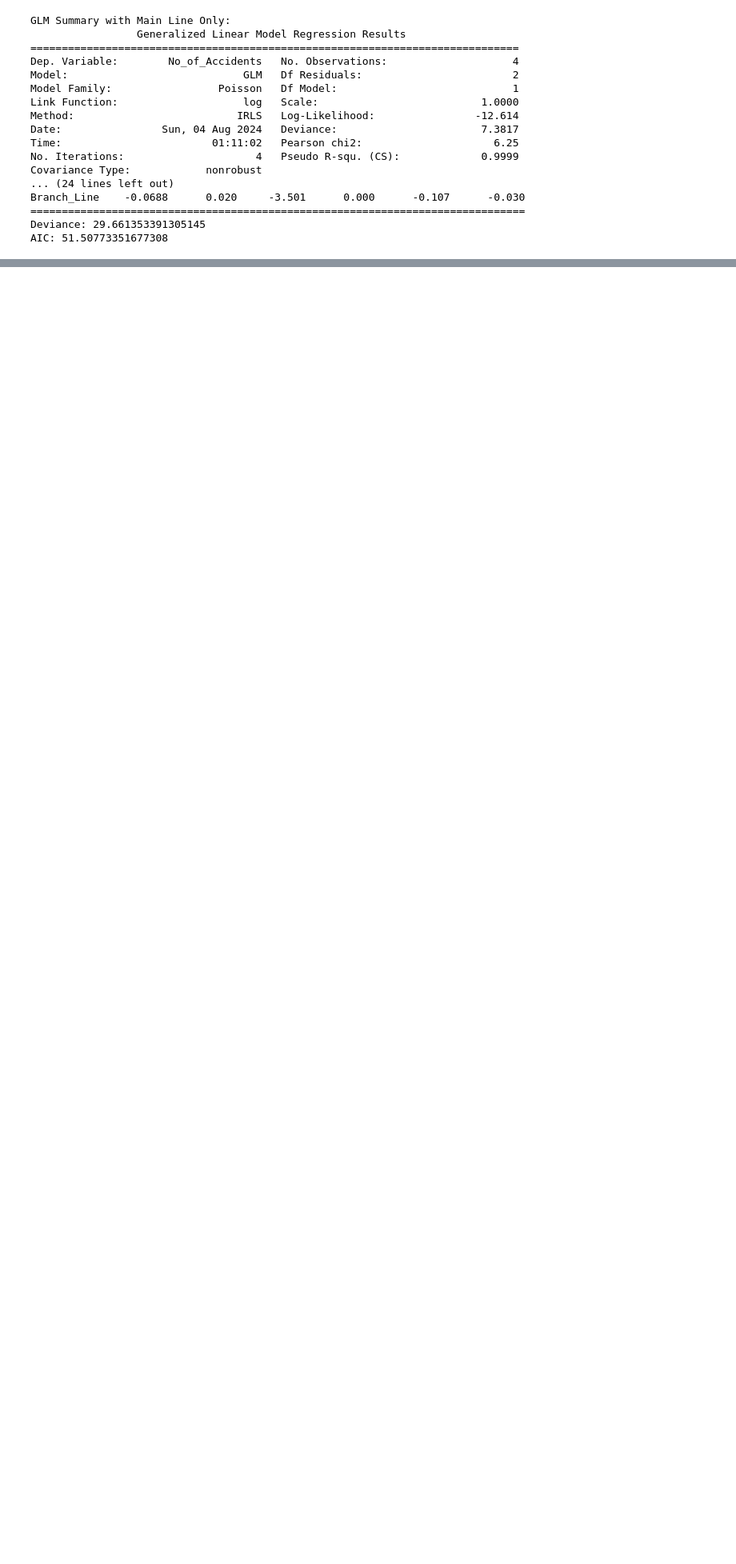
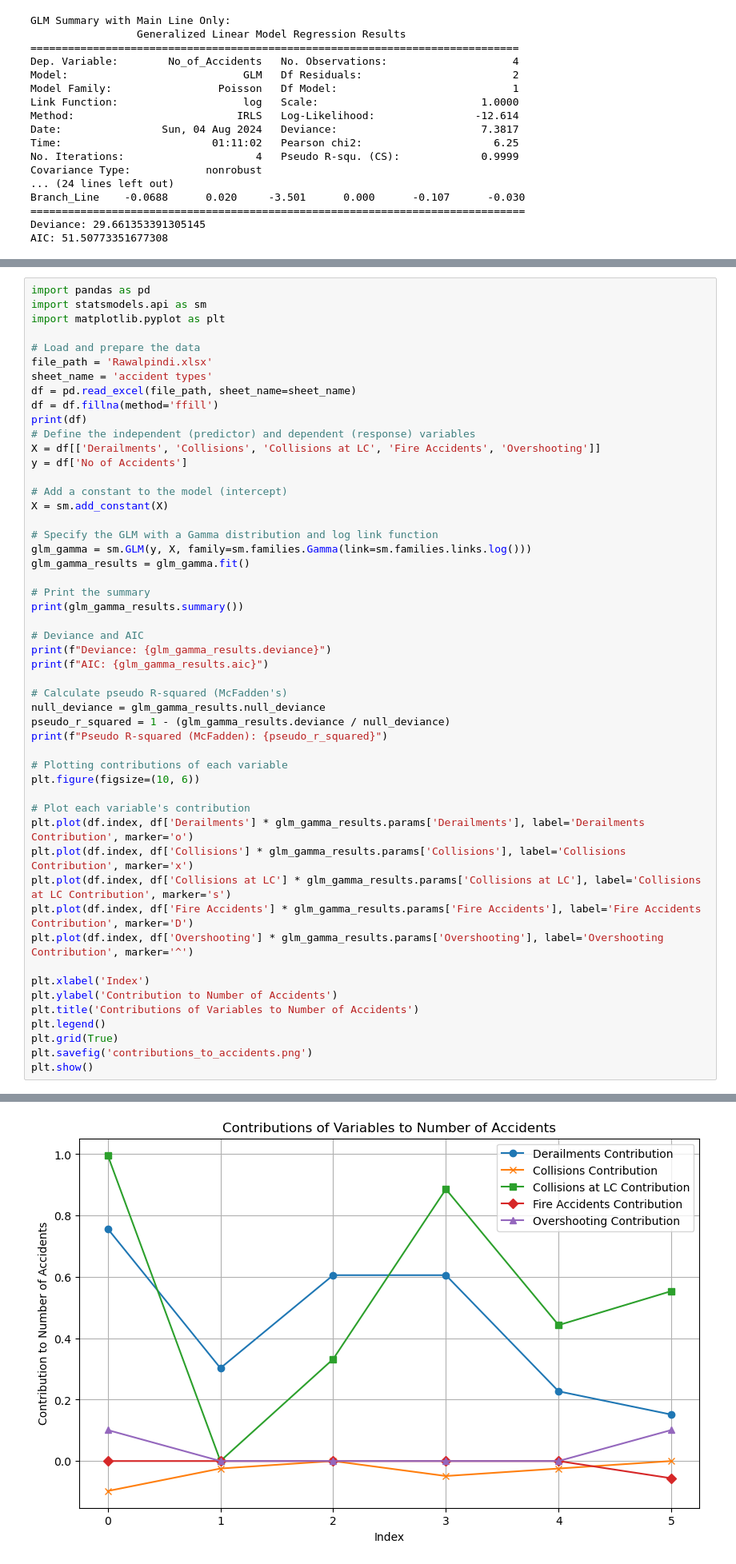
Before and after one commit to Nasir-Hussain-Datascientist/railway-accidents-data-analysis, a Jupyter notebook: revised/Rawalpindi/New Rawalpindi.ipynb, the cells around one changed output, grey strips where cells are left out. Shown at 80% size. Saved outputs shown, nothing was run; the diff lists cells and outputs as text; blank space fills up the shorter version.

```diff
--- a/revised/Rawalpindi/New Rawalpindi.ipynb
+++ b/revised/Rawalpindi/New Rawalpindi.ipynb
@@ -633,0 +760,52 @@ Pseudo R-squared (McFadden): 0.7279556798173795
+# %%
+import pandas as pd
+import statsmodels.api as sm
+import matplotlib.pyplot as plt
+
+# Load and prepare the data
+file_path = 'Rawalpindi.xlsx'
+sheet_name = 'accident types'
+df = pd.read_excel(file_path, sheet_name=sheet_name)
+df = df.fillna(method='ffill')
+print(df)
+# Define the independent (predictor) and dependent (response) variables
+X = df[['Derailments', 'Collisions', 'Collisions at LC', 'Fire Accidents', 'Overshooting']]
+y = df['No of Accidents']
+
+# Add a constant to the model (intercept)
+X = sm.add_constant(X)
+
+# Specify the GLM with a Gamma distribution and log link function
+glm_gamma = sm.GLM(y, X, family=sm.families.Gamma(link=sm.families.links.log()))
+glm_gamma_results = glm_gamma.fit()
+
+# Print the summary
+print(glm_gamma_results.summary())
+
+# Deviance and AIC
+print(f"Deviance: {glm_gamma_results.deviance}")
+print(f"AIC: {glm_gamma_results.aic}")
+
+# Calculate pseudo R-squared (McFadden's)
+null_deviance = glm_gamma_results.null_deviance
+pseudo_r_squared = 1 - (glm_gamma_results.deviance / null_deviance)
+print(f"Pseudo R-squared (McFadden): {pseudo_r_squared}")
+
+# Plotting contributions of each variable
+plt.figure(figsize=(10, 6))
+
+# Plot each variable's contribution
+plt.plot(df.index, df['Derailments'] * glm_gamma_results.params['Derailments'], label='Derailments Contribution', marker='o')
+plt.plot(df.index, df['Collisions'] * glm_gamma_results.params['Collisions'], label='Collisions Contribution', marker='x')
+plt.plot(df.index, df['Collisions at LC'] * glm_gamma_results.params['Collisions at LC'], label='Collisions at LC Contribution', marker='s')
+plt.plot(df.index, df['Fire Accidents'] * glm_gamma_results.params['Fire Accidents'], label='Fire Accidents Contribution', marker='D')
+plt.plot(df.index, df['Overshooting'] * glm_gamma_results.params['Overshooting'], label='Overshooting Contribution', marker='^')
+
+plt.xlabel('Index')
+plt.ylabel('Contribution to Number of Accidents')
+plt.title('Contributions of Variables to Number of Accidents')
+plt.legend()
+plt.grid(True)
+plt.savefig('contributions_to_accidents.png')
+plt.show()
+# %% [output]
@@ -633,0 +829 @@ Pseudo R-squared (McFadden): 0.7279556798173795
+[figure, added]
```
Also changed, not shown: parts of 3 cells of this notebook, 24 other files.
